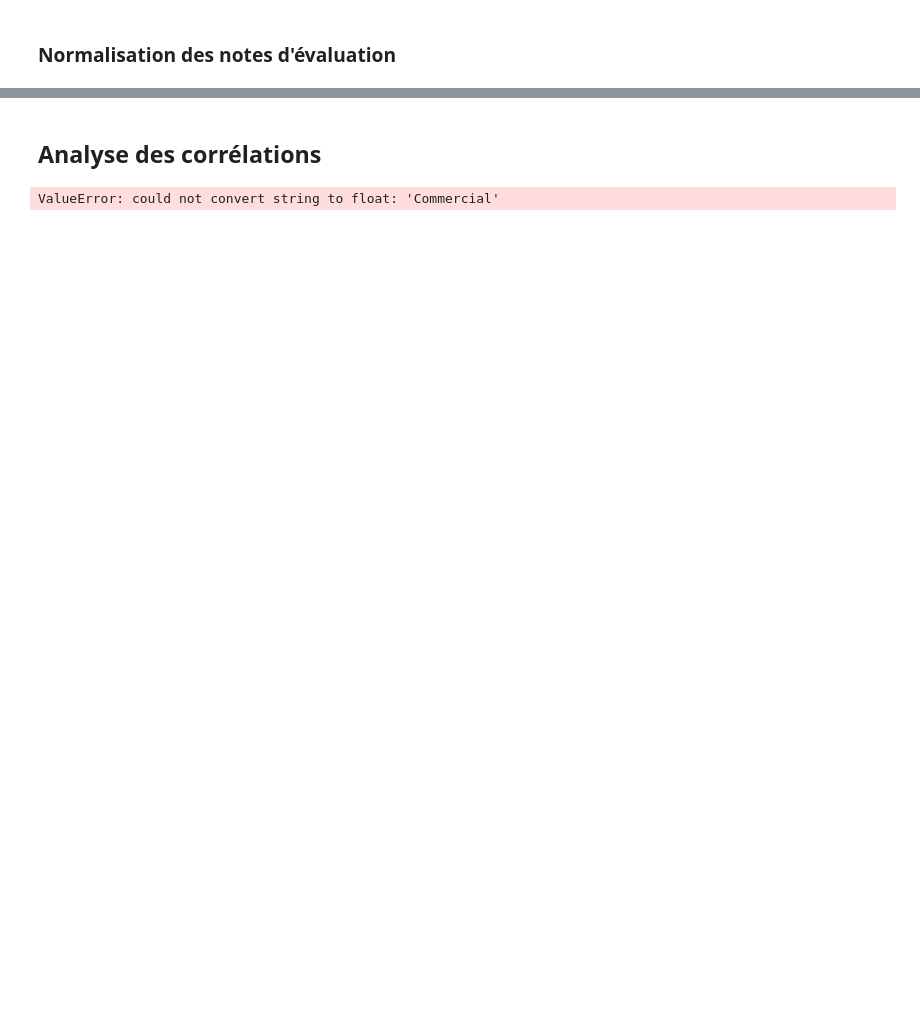
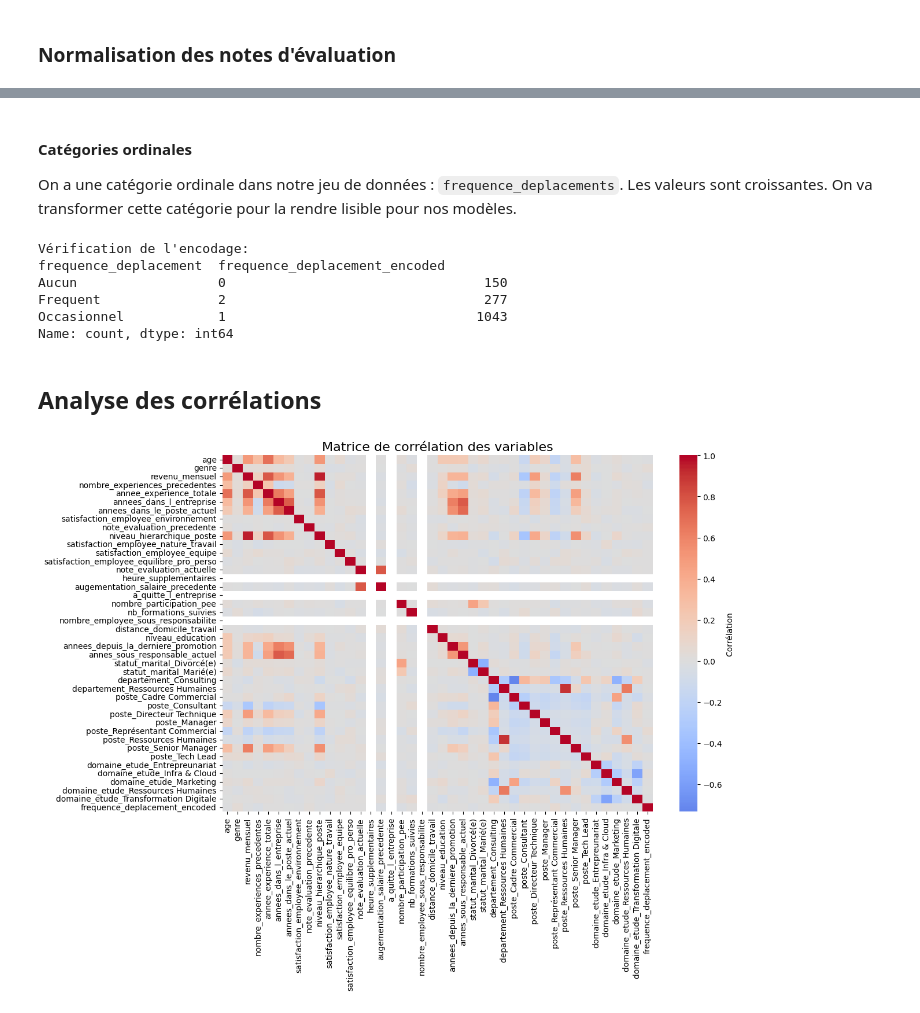
Before and after one commit to mgonzalez117/ai-engineer, a Jupyter notebook: p4/src/2-preparation_modelisation.ipynb, the cells around one changed output, grey strips where cells are left out. Drawn from its saved outputs; the diff is of its cells as text; code cells hidden in the pictures; blank space fills up the shorter version.

Commit message:
P4 - Encoding adapté pour les features qualitatives en fonction de leur sens métier.

```diff
--- a/p4/src/2-preparation_modelisation.ipynb
+++ b/p4/src/2-preparation_modelisation.ipynb
@@ -35,8 +40,13 @@ df['genre'] = df['genre'].apply(lambda x: 0 if x == 'M' else 1)
+# %%
+def normalize_average(x):
+    return float(x.replace('%', '')) / 100
+
+df['augementation_salaire_precedente'] = df['augementation_salaire_precedente'].apply(normalize_average)
 # %% [markdown]
 ### Normalisation des notes d'évaluation
 # %%
 # Fonction de normalisation pour les notes (1-4 vers 0-1)
-def normaliser_note(x):
+def normalize_note(x):
     return (x - 1) / (4 - 1)
 
 # Colonnes de notes à normaliser
@@ -51,6 +61,6 @@ colonnes_notes = [
 
 # Application de la normalisation
 for col in colonnes_notes:
-    df[col] = df[col].apply(normaliser_note)
+    df[col] = df[col].apply(normalize_note)
 # %% [markdown]
 ### Encodage des valeurs catégorielles
@@ -58,23 +71,28 @@ for col in colonnes_notes:
 # Initialiser le OneHotEncoder avec drop='first' pour n-1 catégories
 encoder = OneHotEncoder(drop='first', sparse_output=False, dtype=int)
 
+# Colonnes catégorielles non ordinales
+categories_non_ordinales = ['statut_marital', 'departement', 'poste', 'domaine_etude']
+
 # Encoder la colonne statut_marital
-encoded_data = encoder.fit_transform(df[['statut_marital']])
+encoded_data = encoder.fit_transform(df[categories_non_ordinales])
 
 # Récupérer les noms des nouvelles colonnes
-feature_names = encoder.get_feature_names_out(['statut_marital'])
+feature_names = encoder.get_feature_names_out(categories_non_ordinales)
 
 # Créer un DataFrame avec les données encodées
 df_encoded = pd.DataFrame(encoded_data, columns=feature_names, index=df.index)
 
-# Supprimer l'ancienne colonne et ajouter les nouvelles
-df = df.drop('statut_marital', axis=1)
+# Supprimer les anciennes colonnes et ajouter les nouvelles
+df = df.drop(categories_non_ordinales, axis=1)
 df = pd.concat([df, df_encoded], axis=1)
 
 # Vérification
 print("Nouvelles colonnes créées :")
-print(feature_names)
-print("\nAperçu des données encodées :")
-print(df[feature_names].head())
+for name in feature_names:
+    print(f"  - {name}")
+
+print(f"\nNombre de nouvelles colonnes : {len(feature_names)}")
+print(f"Type de données : {df_encoded.dtypes.iloc[0]}")
 # %% [output]
 Nouvelles colonnes créées :
@@ -90,23 +115,49 @@ Aperçu des données encodées :
+# %% [markdown]
+#### Catégories ordinales
+On a une catégorie ordinale dans notre jeu de données : `frequence_deplacements`. Les valeurs sont croissantes.
+On va transformer cette catégorie pour la rendre lisible pour nos modèles.
+# %%
+frequence_mapping = {
+    'Aucun': 0,
+    'Occasionnel': 1,
+    'Frequent': 2
+}
+
+# Appliquer l'encodage
+df['frequence_deplacement_encoded'] = df['frequence_deplacement'].map(frequence_mapping)
+
+# Vérifier le résultat
+print("\nVérification de l'encodage:")
+print(df[['frequence_deplacement', 'frequence_deplacement_encoded']].value_counts().sort_index())
+
+df = df.drop(['frequence_deplacement'], axis=1)
+# %% [output]
+Vérification de l'encodage:
+frequence_deplacement  frequence_deplacement_encoded
+Aucun                  0                                 150
+Frequent               2                                 277
+Occasionnel            1                                1043
+Name: count, dtype: int64
 # %% [markdown]
 ## Analyse des corrélations
 # %%
 # Calcul de la matrice de corrélation
 corr = df.corr(method='pearson')
 
 # Taille de la figure
 plt.figure(figsize=(12,8))
 
 # Heatmap
 sns.heatmap(
     corr,
-    annot=True,         # affiche les coefficients dans les cases
+    annot=False,         # affiche les coefficients dans les cases
     fmt=".2f",          # deux décimales
     cmap="coolwarm",    # couleurs rouge/bleu
     center=0,           # centre la palette à 0
     cbar_kws={'label': 'Corrélation'}
 )
 
 plt.title("Matrice de corrélation des variables", fontsize=16)
 plt.show()
 # %% [output]
-ValueError: could not convert string to float: 'Commercial'
+[figure, added]
```
Also changed, not shown: parts of 4 cells of this notebook.
